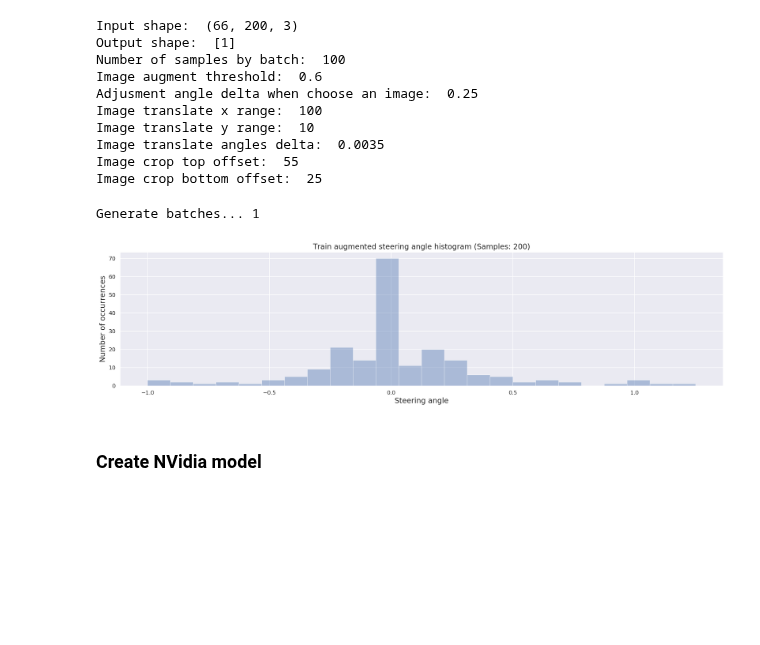
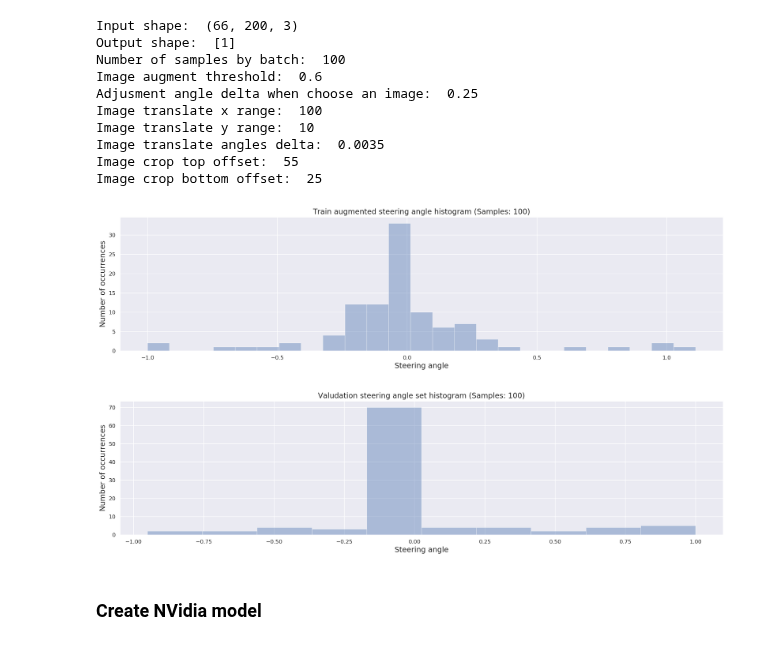
Before and after one commit to adrianmarino/self-driving-car-model, a Jupyter notebook: model-analysis.ipynb, the cells around one changed output. Saved outputs shown, nothing was run; the diff lists cells and outputs as text; code cells hidden in the pictures; blank space fills up the shorter version.

```diff
--- a/model-analysis.ipynb
+++ b/model-analysis.ipynb
@@ -282,10 +283,9 @@ train_generator = SteeringWheelAngleDataGenerator(
     shuffle_per_epoch=True
 )
 # %%
-show_distribution(train_generator.generate(batch_count=1), title='Train augmented steering angle histogram')
+show_histogram(train_generator.any_batch(), title='Train augmented steering angle histogram')
 # %% [output]
-Generate batches... 1
-[figure, old version]
+[figure, new version]
 # %%
 validation_generator = SteeringWheelAngleDataGenerator(
     dataset=validation_dataset,
@@ -294,6 +294,10 @@ validation_generator = SteeringWheelAngleDataGenerator(
     batch_size=batch_size,
     image_preprocessor=image_preprocessor
 )
+# %%
+show_histogram(validation_generator.any_batch(), title='Valudation steering angle set histogram')
+# %% [output]
+[figure, added]
 # %% [markdown]
 ### Create NVidia model
 # %%
```
Also changed, not shown: parts of 18 cells of this notebook, 7 other files.
